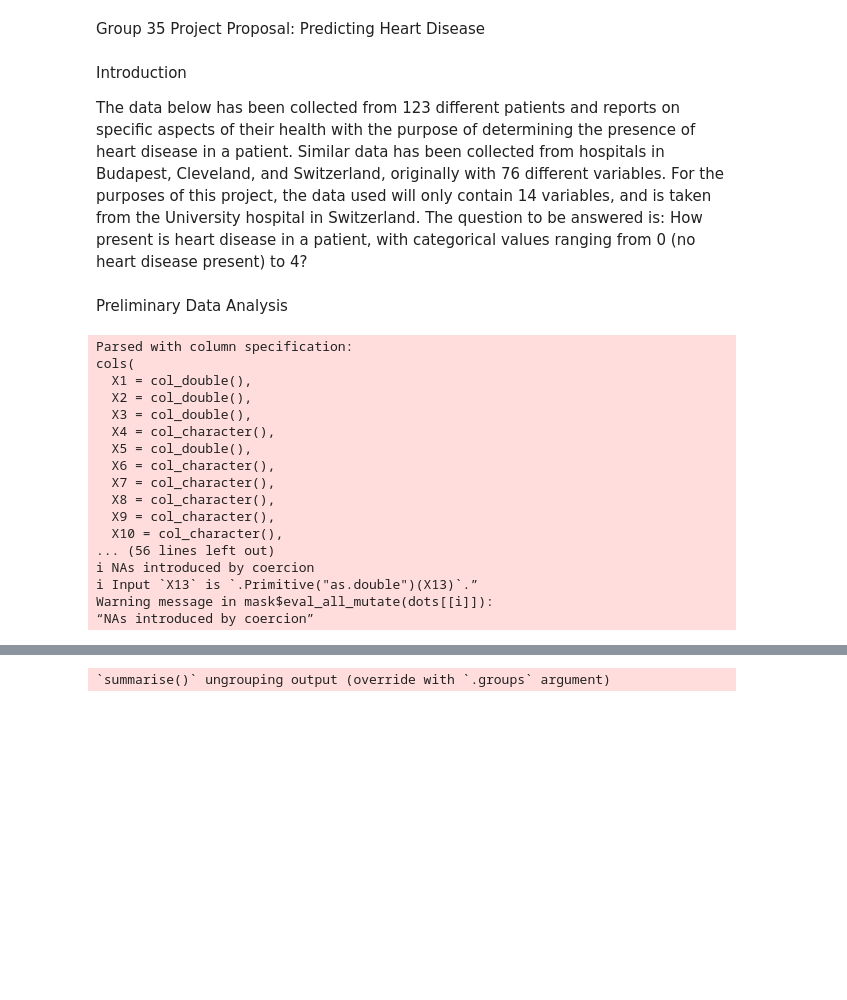
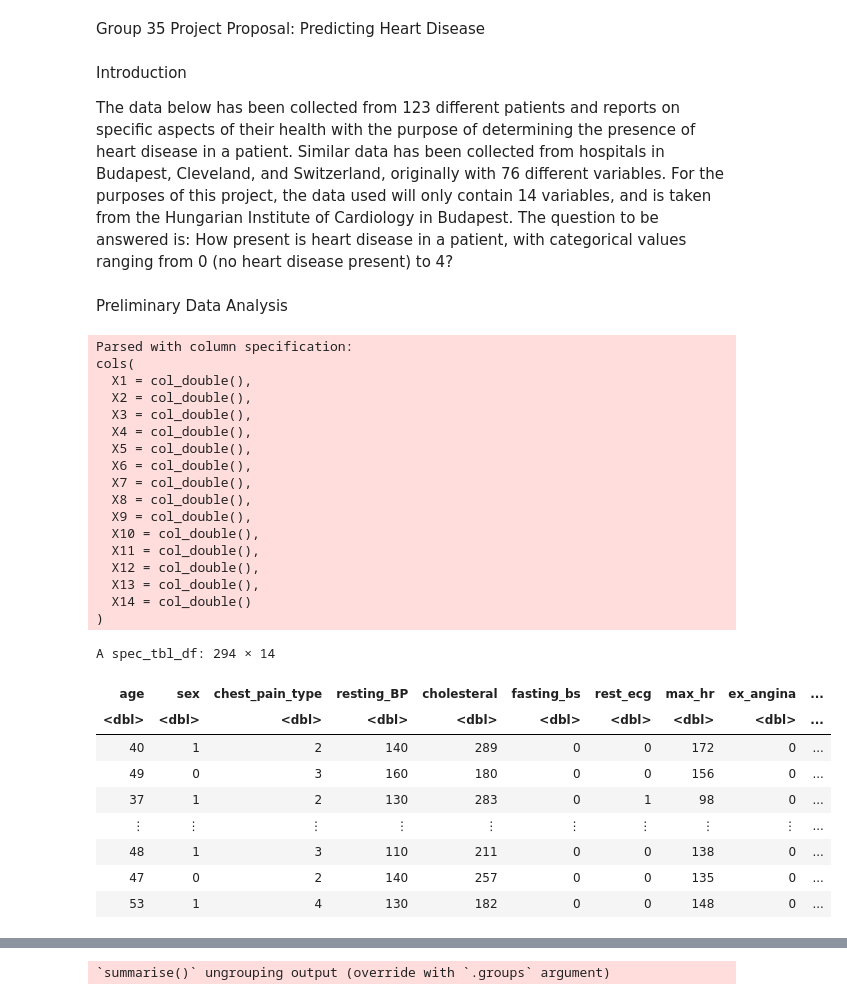
Before and after one commit to camirr/Heart-Disease-Data-Set-Case-Study, a Jupyter notebook: Project_proposal.ipynb, the cells around one changed output, grey strips where cells are left out. Drawn from its saved outputs; the diff is of its cells as text; code cells hidden in the pictures; blank space fills up the shorter version.

```diff
--- a/Project_proposal.ipynb
+++ b/Project_proposal.ipynb
@@ -3,7 +3,7 @@ Group 35 Project Proposal: Predicting Heart Disease
 # %% [markdown]
 Introduction
 
-The data below has been collected from 123 different patients and reports on specific aspects of their health with the purpose of determining the presence of heart disease in a patient. Similar data has been collected from hospitals in Budapest, Cleveland, and Switzerland, originally with 76 different variables. For the purposes of this project, the data used will only contain 14 variables, and is taken from the University hospital in Switzerland. The question to be answered is: How present is heart disease in a patient, with categorical values ranging from 0 (no heart disease present) to 4?
+The data below has been collected from 123 different patients and reports on specific aspects of their health with the purpose of determining the presence of heart disease in a patient. Similar data has been collected from hospitals in Budapest, Cleveland, and Switzerland, originally with 76 different variables. For the purposes of this project, the data used will only contain 14 variables, and is taken from the Hungarian Institute of Cardiology in Budapest. The question to be answered is: How present is heart disease in a patient, with categorical values ranging from 0 (no heart disease present) to 4?
 # %% [markdown]
 Preliminary Data Analysis
 # %%
@@ -15,29 +15,39 @@ library(tidymodels)
 options(repr.matrix.max.rows = 6)
 # %%
 # Read in the heart disease data, rename the column name and mutate all columns to be numeric
-url <- "https://archive.ics.uci.edu/ml/machine-learning-databases/heart-disease/processed.switzerland.data"
-heart_disease <- read_csv(url, col_names = FALSE) %>%
-                    mutate_if(is.character, as.numeric) %>%
+url <- "https://archive.ics.uci.edu/ml/machine-learning-databases/heart-disease/reprocessed.hungarian.data"
+heart_disease <- read_delim(url, delim = " ", col_names = FALSE) %>%
                     rename(age = X1, sex = X2, chest_pain_type = X3, resting_BP = X4, cholesteral = X5, fasting_bs = X6, rest_ecg = X7,
                            max_hr = X8, ex_angina = X9, st_depression = X10, slope_st = X11, num_major_vessels = X12, thal = X13, diagnosis = X14)
+heart_disease
 # %% [output]
 Parsed with column specification:
 cols(
   X1 = col_double(),
   X2 = col_double(),
   X3 = col_double(),
-  X4 = col_character(),
+  X4 = col_double(),
   X5 = col_double(),
-  X6 = col_character(),
-  X7 = col_character(),
-  X8 = col_character(),
-  X9 = col_character(),
-  X10 = col_character(),
-... (56 lines left out)
-ℹ NAs introduced by coercion
-ℹ Input `X13` is `.Primitive("as.double")(X13)`.”
-Warning message in mask$eval_all_mutate(dots[[i]]):
-“NAs introduced by coercion”
+  X6 = col_double(),
+  X7 = col_double(),
+  X8 = col_double(),
+  X9 = col_double(),
+  X10 = col_double(),
+  X11 = col_double(),
+  X12 = col_double(),
+  X13 = col_double(),
+  X14 = col_double()
+)
+A spec_tbl_df: 294 × 14
+| age | sex | chest_pain_type | resting_BP | cholesteral | fasting_bs | rest_ecg | max_hr | ex_angina | ... |
+| <dbl> | <dbl> | <dbl> | <dbl> | <dbl> | <dbl> | <dbl> | <dbl> | <dbl> | ... |
+| 40 | 1 | 2 | 140 | 289 | 0 | 0 | 172 | 0 | ... |
+| 49 | 0 | 3 | 160 | 180 | 0 | 0 | 156 | 0 | ... |
+| 37 | 1 | 2 | 130 | 283 | 0 | 1 | 98 | 0 | ... |
+| ⋮ | ⋮ | ⋮ | ⋮ | ⋮ | ⋮ | ⋮ | ⋮ | ⋮ | ... |
+| 48 | 1 | 3 | 110 | 211 | 0 | 0 | 138 | 0 | ... |
+| 47 | 0 | 2 | 140 | 257 | 0 | 0 | 135 | 0 | ... |
+| 53 | 1 | 4 | 130 | 182 | 0 | 0 | 148 | 0 | ... |
 # %%
 # Mutate the diagnosis column to be a factor
 heart_disease <- mutate(heart_disease, diagnosis = as.factor(diagnosis))
```
Also changed, not shown: parts of 4 cells of this notebook.
